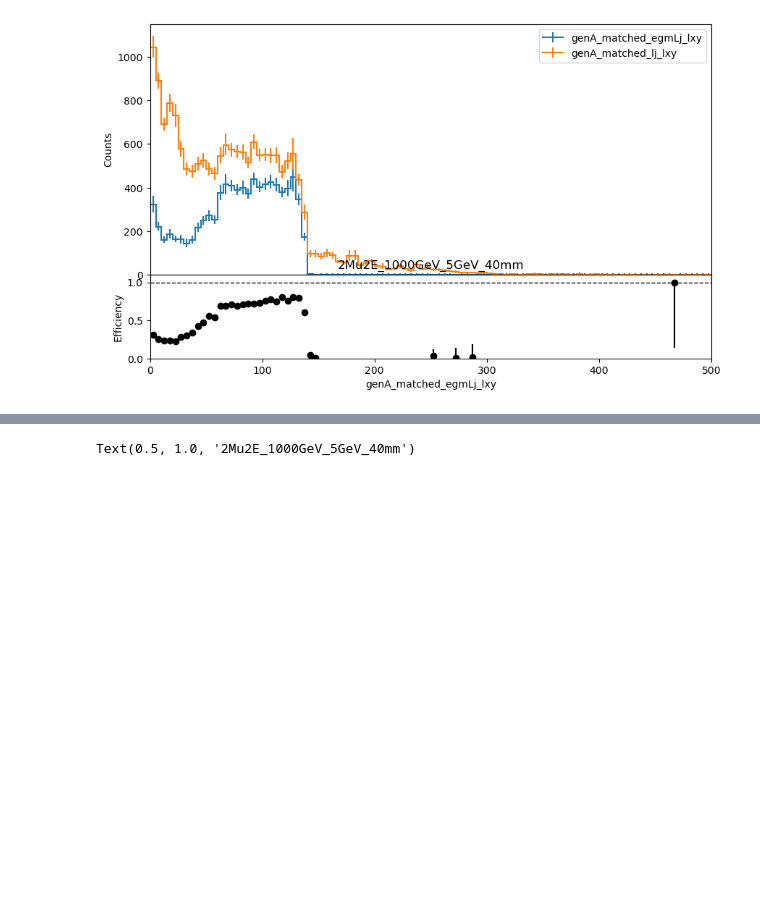
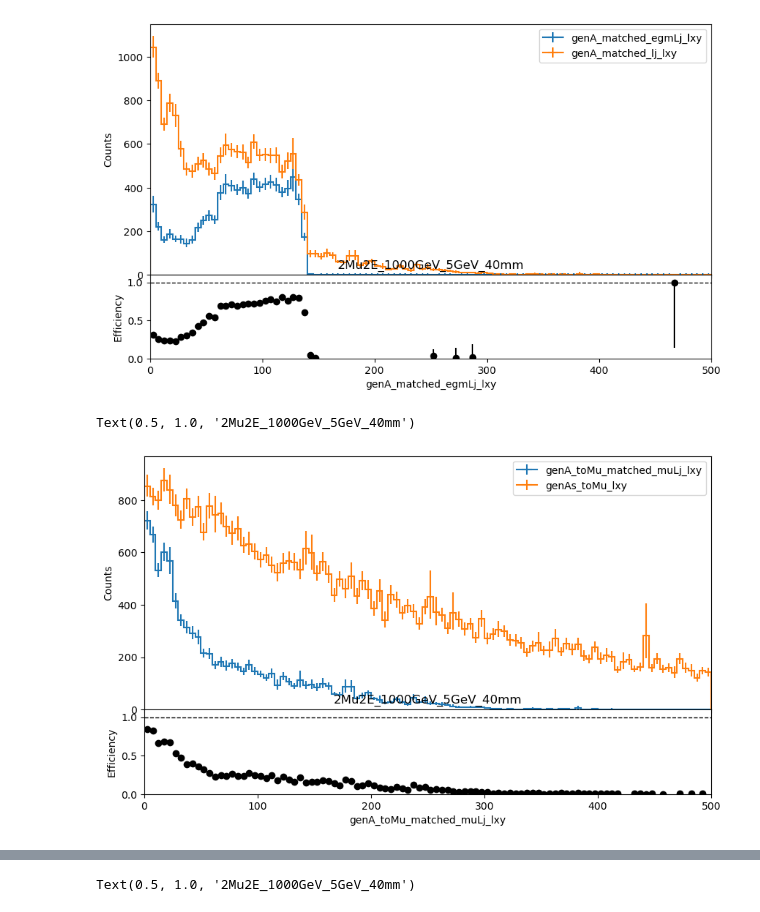
Before and after one commit to mariajose2398/SIDM, a Jupyter notebook: sidm/studies/darkPhotonLxyEff.ipynb, the cells around one changed output, grey strips where cells are left out. Saved outputs shown, nothing was run; the diff lists cells and outputs as text; code cells hidden in the pictures; blank space fills up the shorter version.

```diff
--- a/sidm/studies/darkPhotonLxyEff.ipynb
+++ b/sidm/studies/darkPhotonLxyEff.ipynb
@@ -134,3 +134,15 @@ plt.title("2Mu2E_1000GeV_5GeV_40mm")
 # %% [output]
 Text(0.5, 1.0, '2Mu2E_1000GeV_5GeV_40mm')
 [figure]
+# %%
+plt.figure(figsize=(10,6))
+output["out"]["2Mu2E_1000GeV_5GeV_40mm"]["hists"]["genA_toMu_matched_muLj_lxy"][ch1,:].plot_ratio(
+       output["out"]["2Mu2E_1000GeV_5GeV_40mm"]["hists"]["genAs_toMu_lxy"][ch1,:],
+       rp_num_label="genA_toMu_matched_muLj_lxy",
+       rp_denom_label="genAs_toMu_lxy",
+       rp_uncert_draw_type="line",
+       rp_uncertainty_type="efficiency")
+plt.title("2Mu2E_1000GeV_5GeV_40mm")
+# %% [output]
+Text(0.5, 1.0, '2Mu2E_1000GeV_5GeV_40mm')
+[figure, added]
```
Also changed, not shown: parts of 1 cell of this notebook.
